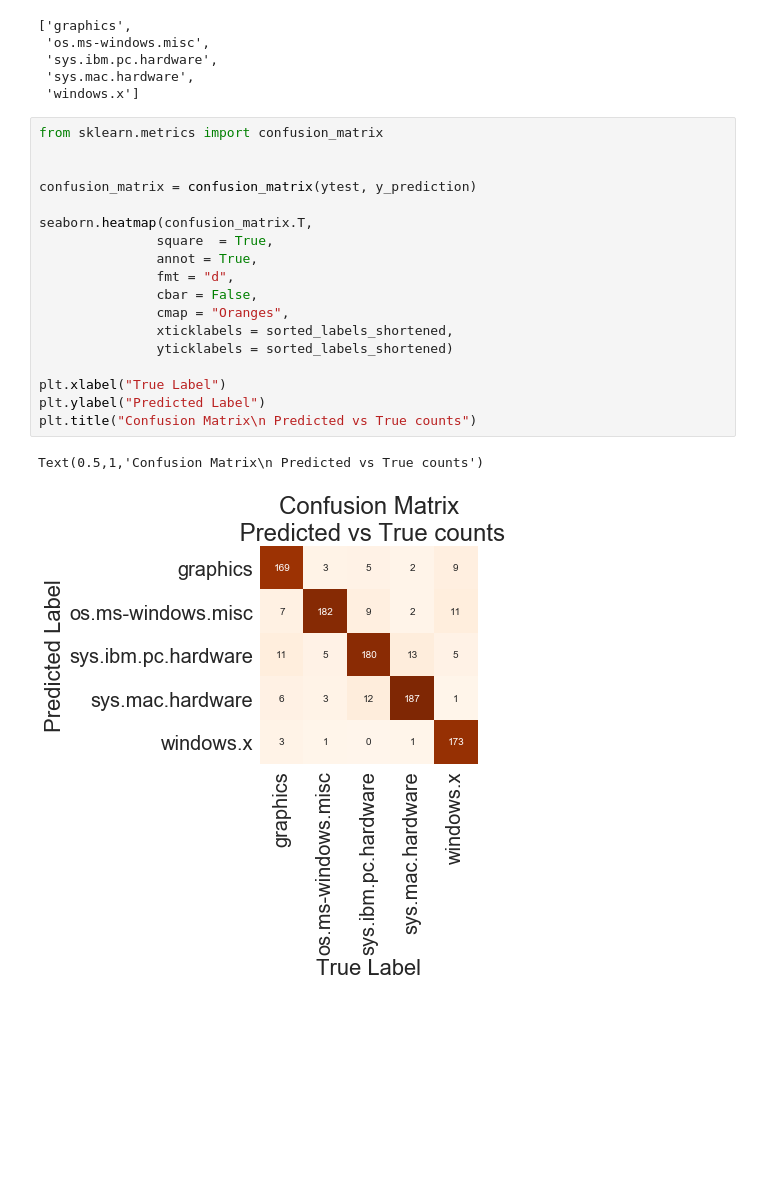
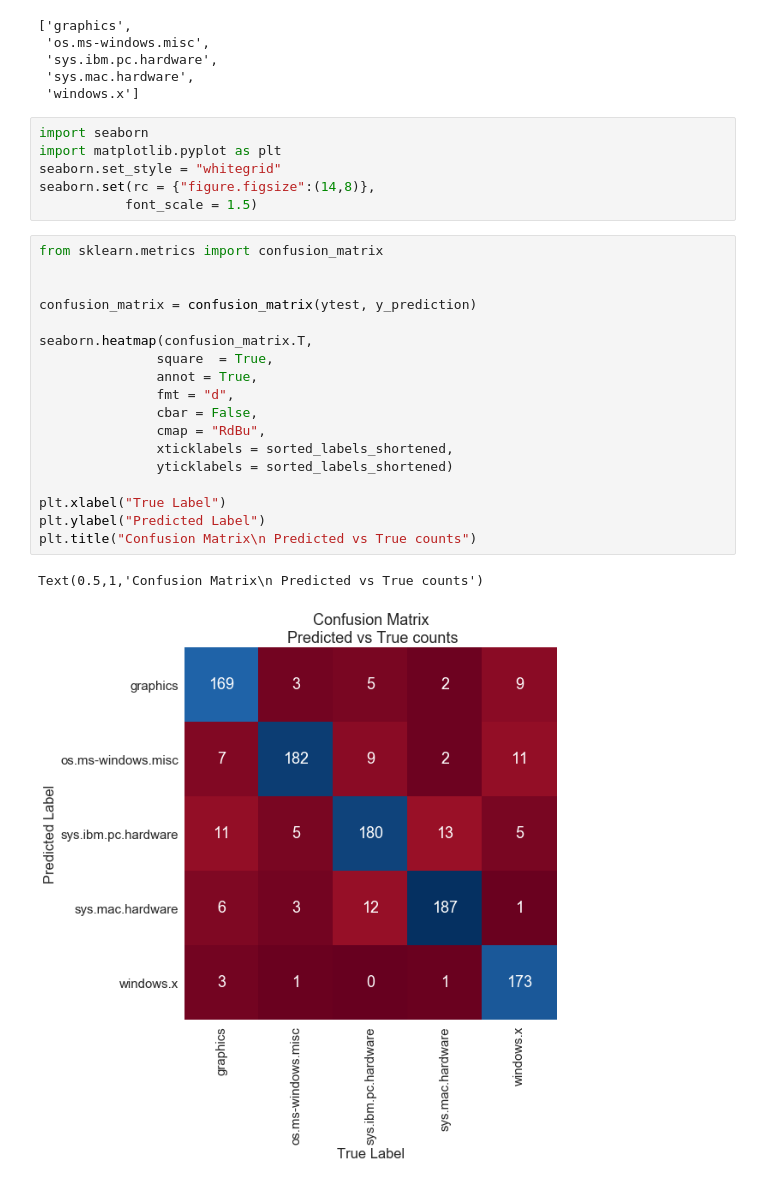
Before and after one commit to danielc92/python_nb_sklearn_gaussian_naive_bayes, a Jupyter notebook: nb_sklearn_multinomial_naive_bayes_20newsgroups.ipynb, the cells around one changed output. Cells and saved outputs as stored; diff of their text form; blank space fills up the shorter version.

```diff
--- a/nb_sklearn_multinomial_naive_bayes_20newsgroups.ipynb
+++ b/nb_sklearn_multinomial_naive_bayes_20newsgroups.ipynb
@@ -172,24 +176,30 @@ sorted_labels_shortened
  'sys.ibm.pc.hardware',
  'sys.mac.hardware',
  'windows.x']
+# %%
+import seaborn
+import matplotlib.pyplot as plt
+seaborn.set_style = "whitegrid"
+seaborn.set(rc = {"figure.figsize":(14,8)},
+           font_scale = 1.5)
 # %%
 from sklearn.metrics import confusion_matrix
 
 
 confusion_matrix = confusion_matrix(ytest, y_prediction)
 
 seaborn.heatmap(confusion_matrix.T,
                square  = True,
                annot = True,
                fmt = "d",
                cbar = False,
-               cmap = "Oranges",
+               cmap = "RdBu",
                xticklabels = sorted_labels_shortened,
                yticklabels = sorted_labels_shortened)
 
 plt.xlabel("True Label")
 plt.ylabel("Predicted Label")
 plt.title("Confusion Matrix\n Predicted vs True counts")
 # %% [output]
 Text(0.5,1,'Confusion Matrix\n Predicted vs True counts')
-[figure, old version]
+[figure, new version]
```
Also changed, not shown: parts of 4 cells of this notebook.
